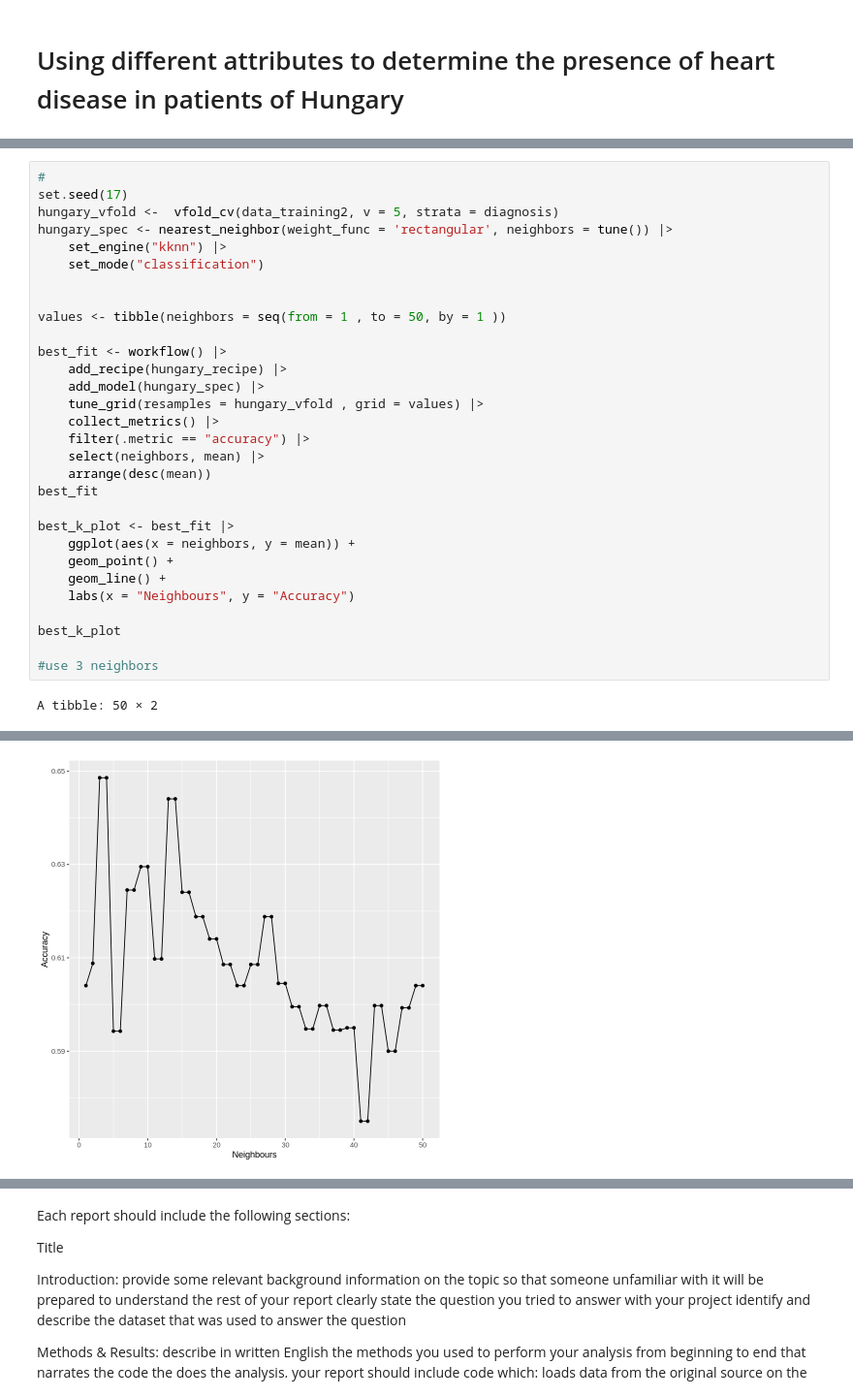
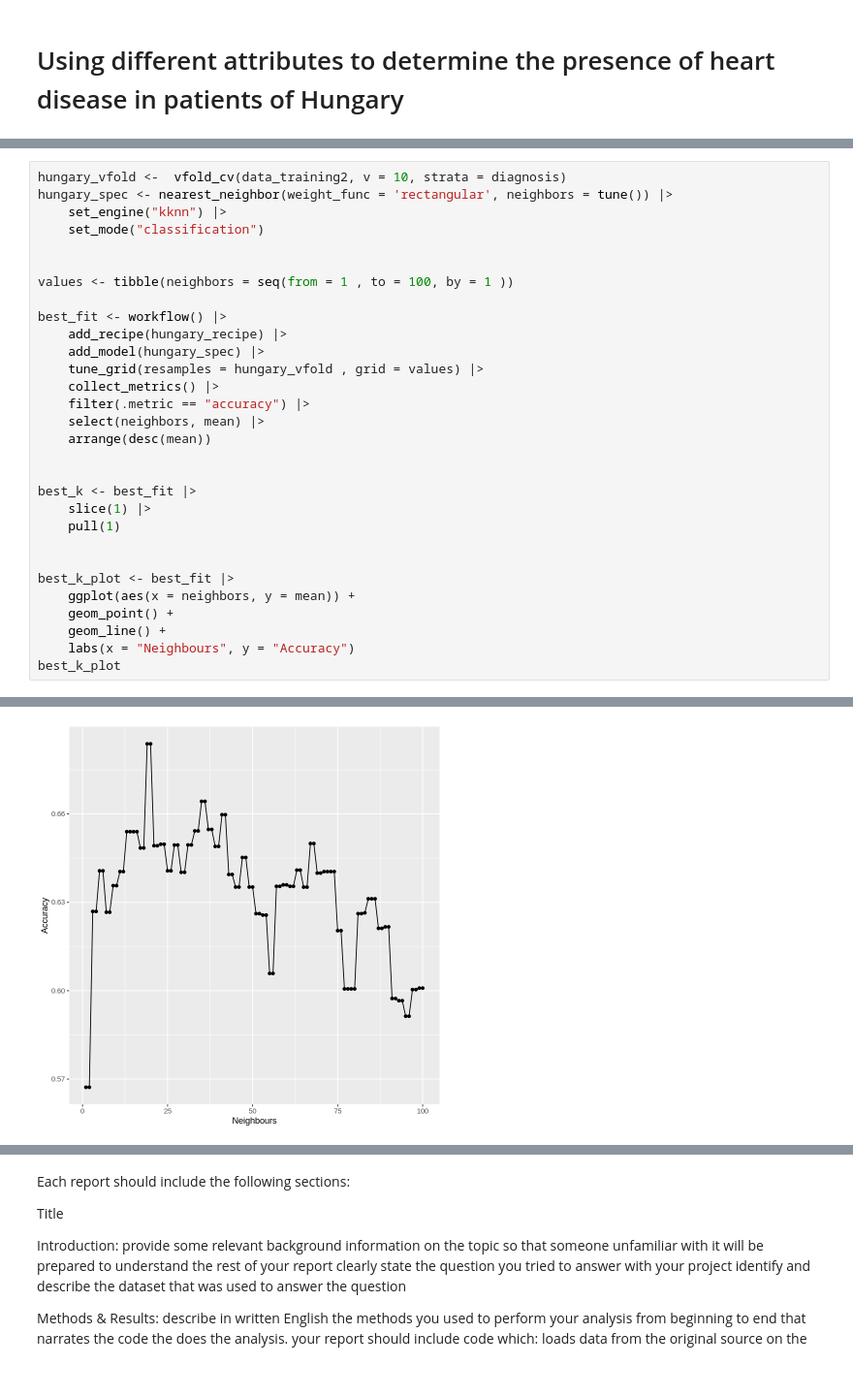
Before and after one commit to ANGUO17/dsci-100-2023w2-group-06, a Jupyter notebook: Group Project Report.ipynb, the cells around one changed output, grey strips where cells are left out. Shown at 97% size. Cells and saved outputs as stored; diff of their text form.

```diff
--- a/Group Project Report.ipynb
+++ b/Group Project Report.ipynb
@@ -157,13 +137,11 @@ predictor: 3
 # %%
-#
-set.seed(17)
-hungary_vfold <-  vfold_cv(data_training2, v = 5, strata = diagnosis)
+hungary_vfold <-  vfold_cv(data_training2, v = 10, strata = diagnosis)
 hungary_spec <- nearest_neighbor(weight_func = 'rectangular', neighbors = tune()) |>
     set_engine("kknn") |>
     set_mode("classification")
 
 
-values <- tibble(neighbors = seq(from = 1 , to = 50, by = 1 ))
+values <- tibble(neighbors = seq(from = 1 , to = 100, by = 1 ))
 
 best_fit <- workflow() |>
     add_recipe(hungary_recipe) |>
@@ -173,16 +151,17 @@ best_fit <- workflow() |>
     filter(.metric == "accuracy") |>
     select(neighbors, mean) |>
     arrange(desc(mean))
-best_fit
+
+
+best_k <- best_fit |>
+    slice(1) |>
+    pull(1)
+
 
 best_k_plot <- best_fit |>
     ggplot(aes(x = neighbors, y = mean)) +
     geom_point() +
     geom_line() +
     labs(x = "Neighbours", y = "Accuracy")
-
 best_k_plot
-
-#use 3 neighbors
 # %% [output]
-A tibble: 50 × 2
@@ -198,2 +168,2 @@ A tibble: 50 × 2
-[figure, old version]
+[figure, new version]
 # %%
```
Also changed, not shown: parts of 9 cells of this notebook.
